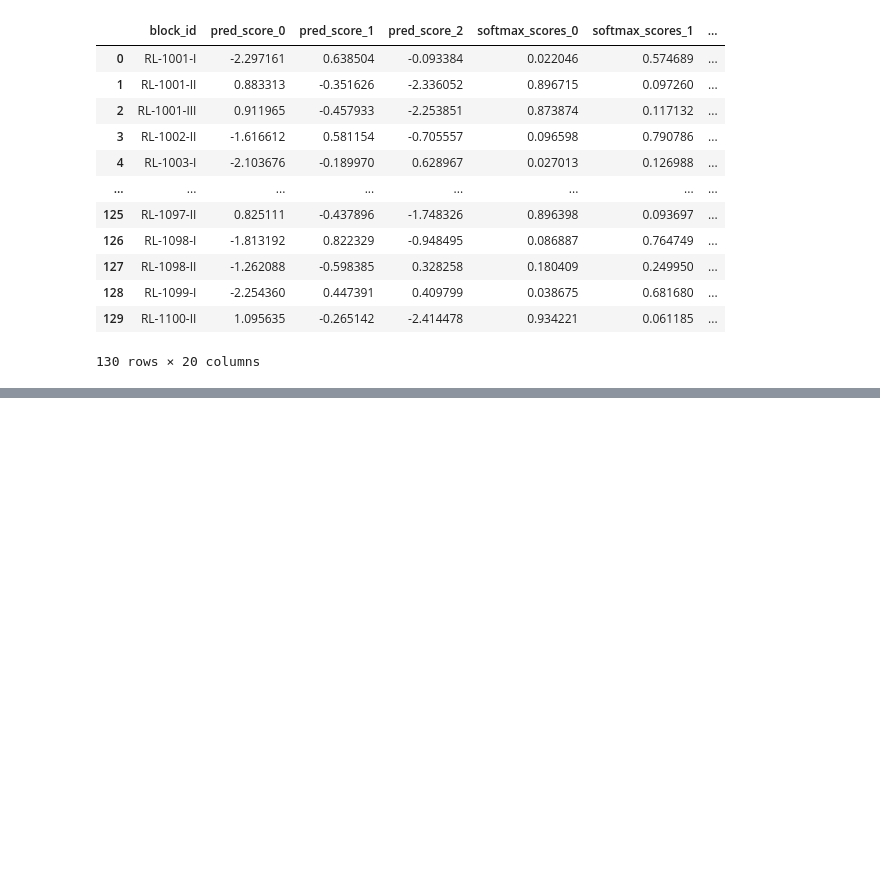
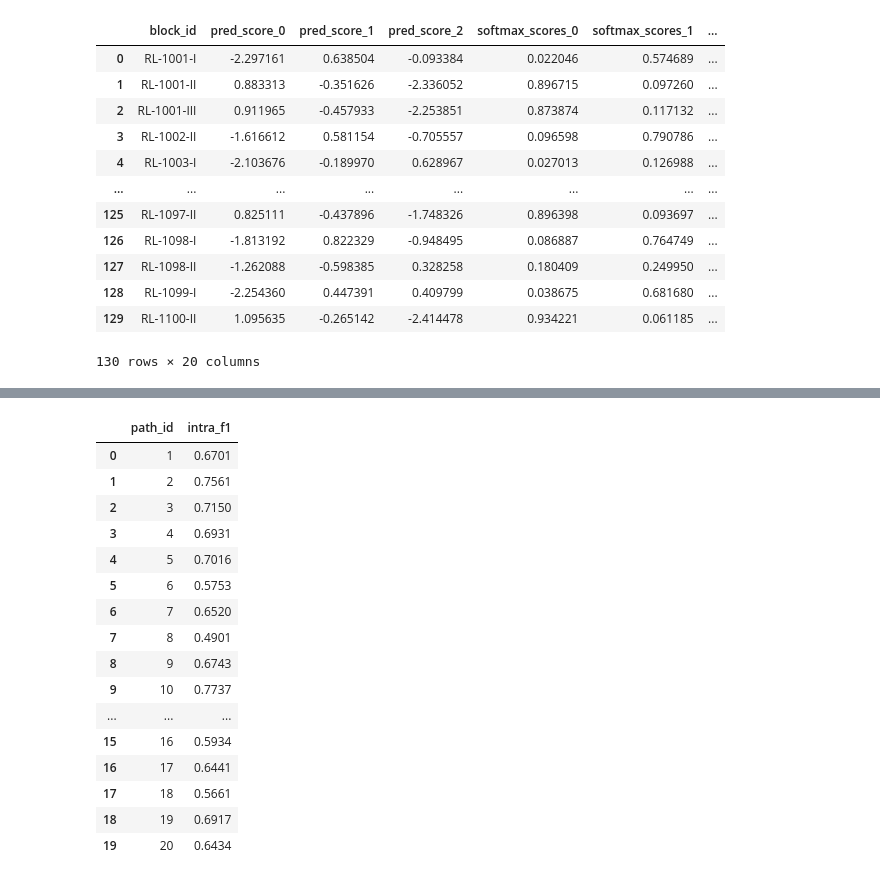
Before and after one commit to jangrove379/WeakBE-Net, a Jupyter notebook: notebooks/numbers_for_results.ipynb, the cells around one changed output, grey strips where cells are left out. Drawn from its saved outputs; the diff is of its cells as text; code cells hidden in the pictures; blank space fills up the shorter version.

```diff
--- a/notebooks/numbers_for_results.ipynb
+++ b/notebooks/numbers_for_results.ipynb
@@ -55,3 +96,5 @@ top
 | 128 | RL-1099-I | -2.254360 | 0.447391 | 0.409799 | 0.038675 | 0.681680 | ... |
 | 129 | RL-1100-II | 1.095635 | -0.265142 | -2.414478 | 0.934221 | 0.061185 | ... |
 130 rows × 20 columns
+# %%
+intra_f1 = pd.read_csv("../../../experiments/intra_f1.csv")
@@ -57,0 +122,20 @@ top
+# %%
+round(intra_f1, 4)
+# %% [output]
+|  | path_id | intra_f1 |
+| 0 | 1 | 0.6701 |
+| 1 | 2 | 0.7561 |
+| 2 | 3 | 0.7150 |
+| 3 | 4 | 0.6931 |
+| 4 | 5 | 0.7016 |
+| 5 | 6 | 0.5753 |
+| 6 | 7 | 0.6520 |
+| 7 | 8 | 0.4901 |
+| 8 | 9 | 0.6743 |
+| 9 | 10 | 0.7737 |
+| ... | ... | ... |
+| 15 | 16 | 0.5934 |
+| 16 | 17 | 0.6441 |
+| 17 | 18 | 0.5661 |
+| 18 | 19 | 0.6917 |
+| 19 | 20 | 0.6434 |
```
Also changed, not shown: parts of 9 cells of this notebook, 4 other files.
